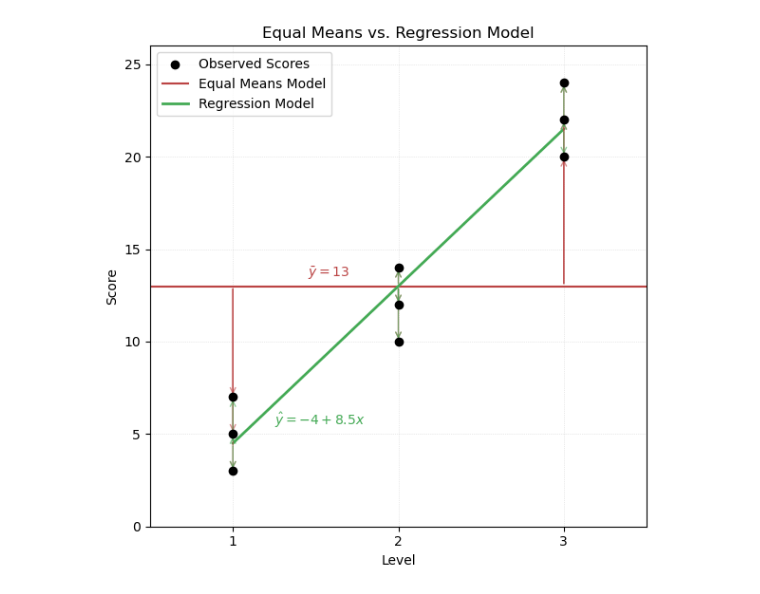
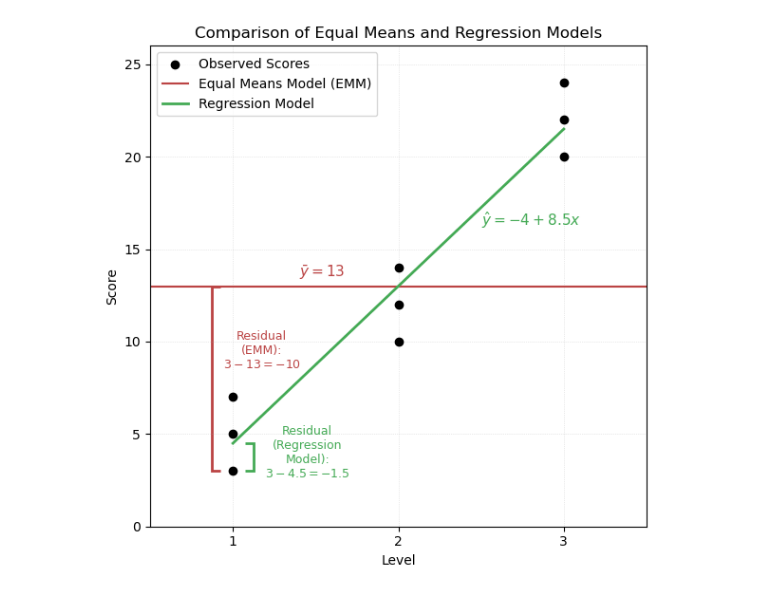
Before and after one commit to kdhenderson/stats-notes-for-ds, a Jupyter notebook: notebooks/foundation-chapter09_figs.ipynb, the cells around one changed output. Drawn from its saved outputs; the diff is of its cells as text; code cells hidden in the pictures.

Commit message:
Revised foundation chapter 9 up to confidence and prediction interval image.

```diff
--- a/notebooks/foundation-chapter09_figs.ipynb
+++ b/notebooks/foundation-chapter09_figs.ipynb
@@ -37,62 +1,99 @@ plt.show()
 # %%
 import matplotlib.pyplot as plt
 import numpy as np
+from matplotlib.patches import PathPatch
+from matplotlib.path import Path
 
-# Data setup
+# Data
 levels = np.repeat([1, 2, 3], 3)
 scores = np.array([3, 5, 7, 10, 12, 14, 20, 22, 24])
 x_vals = np.array([1, 2, 3])
-
-# Grand mean
 grand_mean = np.mean(scores)
 
-# Fit regression model: y = -4 + 8.5x
+# Regression
 slope = 8.5
 intercept = -4
 fitted_scores = intercept + slope * levels
 
-# Plot setup
+# Highlighted residual (Level 1, Score = 3)
+highlight_x = 1
+highlight_y = 3
+highlight_yhat = intercept + slope * highlight_x  # = 4.5
+
+# Bracket shape settings
+bracket_depth = 0.05
+
+# Plot
 fig, ax = plt.subplots(figsize=(6, 6))
 ax.set_xticks(x_vals)
 ax.set_xticklabels(['1', '2', '3'])
 ax.set_xlabel("Level")
 ax.set_ylabel("Score")
-ax.set_title("Equal Means vs. Regression Model")
+ax.set_title("Comparison of Equal Means and Regression Models")
 
-# Scatter data points
+# Observed points
 ax.scatter(levels, scores, color='black', zorder=5, label='Observed Scores')
 
-# Plot grand mean line
-ax.axhline(grand_mean, color='#BB4444', linestyle='-', linewidth=1.5, label='Equal Means Model')
+# Equal Means Model line
+ax.axhline(grand_mean, color='#BB4444', linestyle='-', linewidth=1.5, label='Equal Means Model (EMM)')
 
-# Plot regression line
+# Regression Model line
 reg_x = np.array([1, 3])
 reg_y = intercept + slope * reg_x
 ax.plot(reg_x, reg_y, color='#44AA55', linewidth=2, label='Regression Model')
 
-# Arrows: total variability (to grand mean, in red)
-for x, y in zip(levels, scores):
-    ax.annotate('', xy=(x, y), xytext=(x, grand_mean),
-                arrowprops=dict(arrowstyle='->', color='#BB4444', lw=1, alpha=0.6))
+# Residual bracket (Equal Means Model)
+x_pos = highlight_x - 0.075
+verts = [
+    (x_pos, highlight_y),
+    (x_pos - bracket_depth, highlight_y),
+    (x_pos - bracket_depth, grand_mean),
+    (x_pos, grand_mean)
+]
+codes = [Path.MOVETO, Path.LINETO, Path.LINETO, Path.LINETO]
+path = Path(verts, codes)
+patch = PathPatch(path, color='#BB4444', lw=2, fill=False)
+ax.add_patch(patch)
+# ax.text(x_pos + 0.25, (highlight_y + grand_mean)/2 + 1,
+#         r"$3 - 13 = -10$", color='#BB4444', fontsize=10,
+#         va='center', ha='center')
+ax.text(
+    x_pos + 0.25, (highlight_y + grand_mean)/2 + 1.5,
+    "Residual\n(EMM):\n" + r"$3 - 13 = -10$",
+    color='#BB4444', fontsize=9,
+    va='center', ha='center'
+)
 
-# Arrows: residuals (to regression line, in green)
-for x, y, y_hat in zip(levels, scores, fitted_scores):
-    ax.annotate('', xy=(x, y), xytext=(x, y_hat),
-                arrowprops=dict(arrowstyle='->', color='#44AA55', lw=1, alpha=0.6))
 
-# Mean label
-ax.text(1.45, grand_mean + 0.5, r'$\bar{y} = 13$', color='#BB4444', fontsize=10)
+# Residual bracket (Regression Model)
+x_pos_r = highlight_x + 0.075
+verts_r = [
+    (x_pos_r, highlight_y),
+    (x_pos_r + bracket_depth, highlight_y),
+    (x_pos_r + bracket_depth, highlight_yhat),
+    (x_pos_r, highlight_yhat)
+]
+codes_r = [Path.MOVETO, Path.LINETO, Path.LINETO, Path.LINETO]
+path_r = Path(verts_r, codes_r)
+patch_r = PathPatch(path_r, color='#44AA55', lw=2, fill=False)
+ax.add_patch(patch_r)
+# ax.text(x_pos_r + 0.375, (highlight_y + highlight_yhat)/2,
+#         r"$3 - 4.5 = -1.5$", color='#44AA55', fontsize=10,
+#         va='center', ha='center')
+ax.text(x_pos_r + 0.375, (highlight_y + highlight_yhat)/2 + 0.25,
+        "Residual\n(Regression\nModel):\n" + r"$3 - 4.5 = -1.5$", color='#44AA55', fontsize=9,
+        va='center', ha='center')
 
-# Regression equation
-ax.text(1.25, intercept + slope * 1 + 1, r'$\hat{y} = -4 + 8.5x$', color='#44AA55', fontsize=10)
+# Mean and regression equation labels
+ax.text(1.4, grand_mean + 0.5, r'$\bar{y} = 13$', color='#BB4444', fontsize=11)
+ax.text(2.5, intercept + slope * 2.5 - 1, r'$\hat{y} = -4 + 8.5x$', color='#44AA55', fontsize=11, fontweight='bold')
 
-# Axis limits and grid
+# Grid and layout
 ax.set_xlim(0.5, 3.5)
 ax.set_ylim(0, 26)
 ax.grid(True, which='both', linestyle=':', linewidth=0.5, alpha=0.5)
-
-plt.legend()
+ax.legend()
 plt.tight_layout()
 plt.show()
 # %% [output]
-[figure, old version]
+[figure, new version]
```
Also changed, not shown: parts of 5 cells of this notebook, 7 other files.
